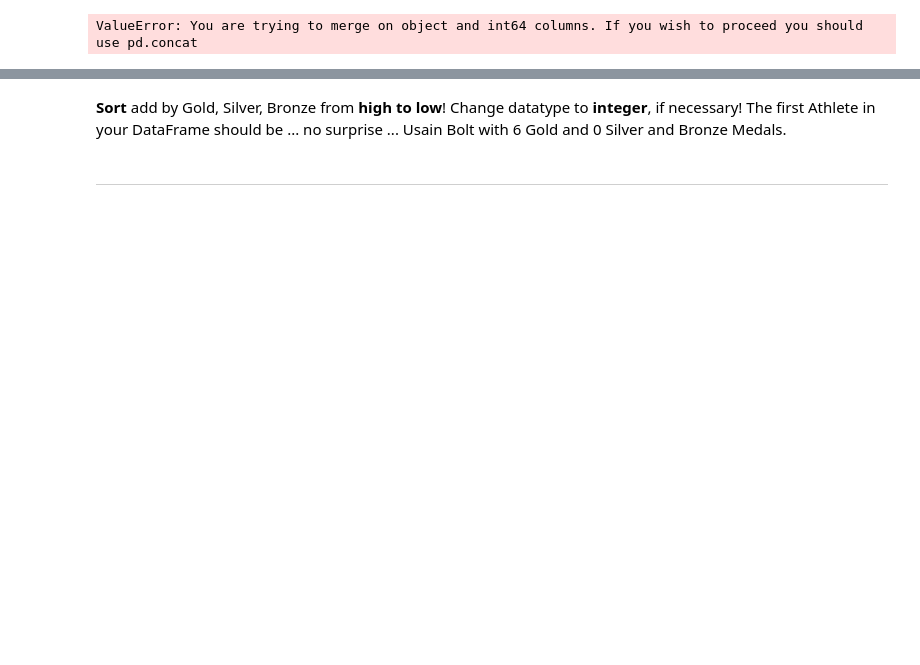
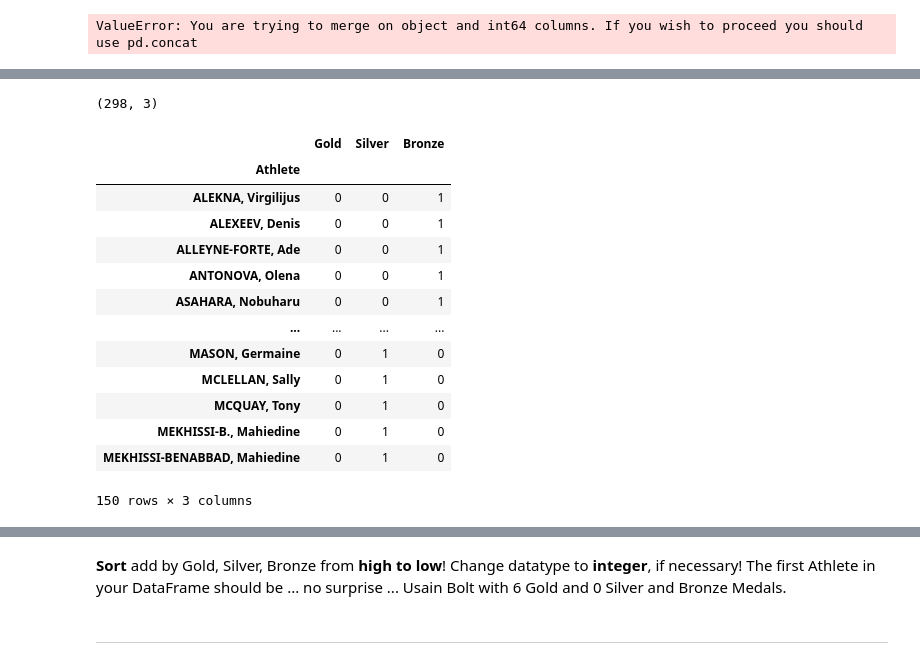
Before and after one commit to jho97/data-analyst-week-2, a Jupyter notebook: may_26/personal_work/Exercise_12.ipynb, the cells around one changed output, grey strips where cells are left out. Drawn from its saved outputs; the diff is of its cells as text; code cells hidden in the pictures; blank space fills up the shorter version.

```diff
--- a/may_26/personal_work/Exercise_12.ipynb
+++ b/may_26/personal_work/Exercise_12.ipynb
@@ -290,0 +291,2 @@ For __all Athletes__ in the two DataFrames, __aggregate/add__ the total number o
+# %%
+add = ath_08.add(ath_12, fill_value=0)
@@ -290,0 +313,23 @@ For __all Athletes__ in the two DataFrames, __aggregate/add__ the total number o
+# %%
+add = add.sort_values(["Gold", "Silver", "Bronze"], ascending=True,).astype('int')
+# %%
+add.shape
+# %% [output]
+(298, 3)
+# %%
+add.head(150)
+# %% [output]
+|  | Gold | Silver | Bronze |
+| Athlete |  |  |  |
+| ALEKNA, Virgilijus | 0 | 0 | 1 |
+| ALEXEEV, Denis | 0 | 0 | 1 |
+| ALLEYNE-FORTE, Ade | 0 | 0 | 1 |
+| ANTONOVA, Olena | 0 | 0 | 1 |
+| ASAHARA, Nobuharu | 0 | 0 | 1 |
+| ... | ... | ... | ... |
+| MASON, Germaine | 0 | 1 | 0 |
+| MCLELLAN, Sally | 0 | 1 | 0 |
+| MCQUAY, Tony | 0 | 1 | 0 |
+| MEKHISSI-B., Mahiedine | 0 | 1 | 0 |
+| MEKHISSI-BENABBAD, Mahiedine | 0 | 1 | 0 |
+150 rows × 3 columns
```
Also changed, not shown: parts of 8 cells of this notebook.
